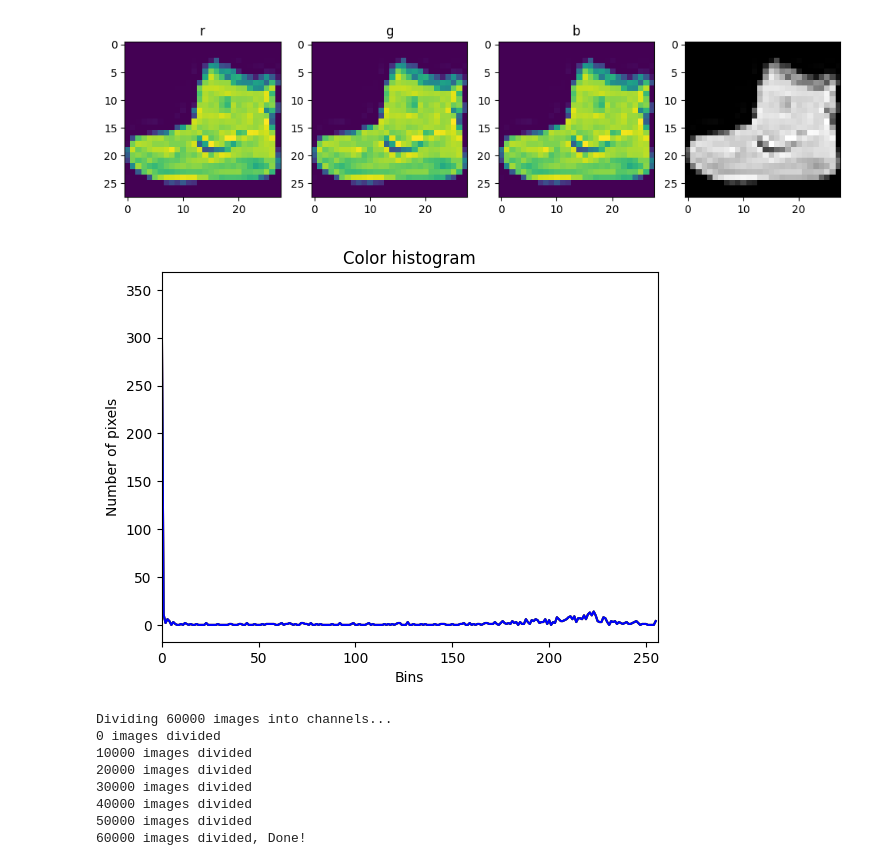
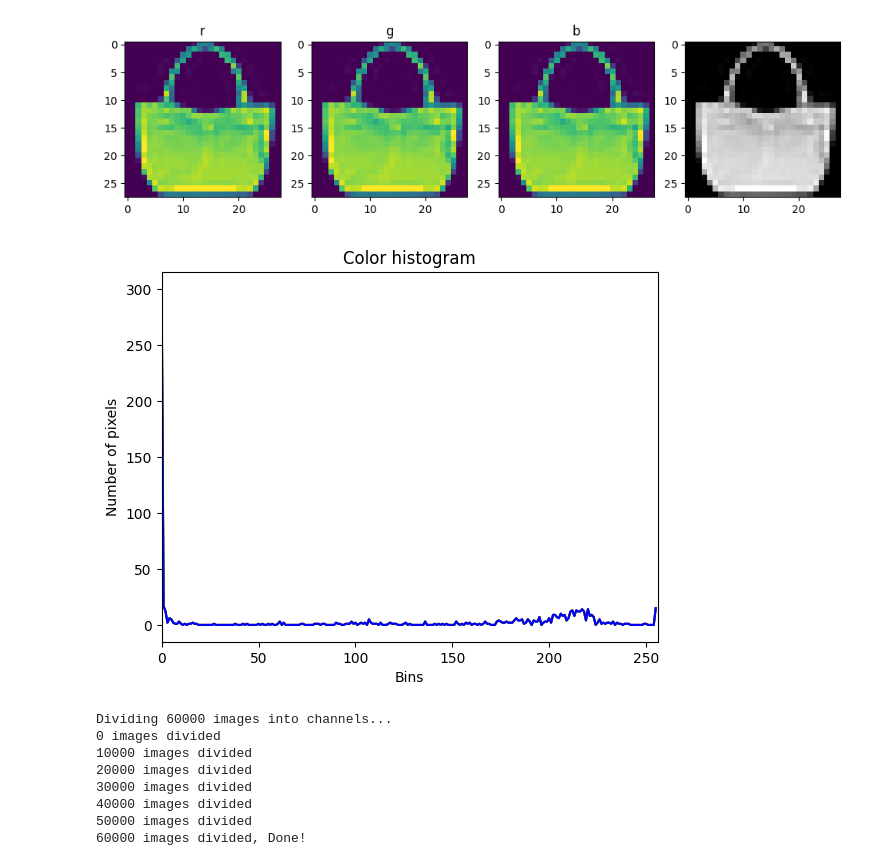
Before and after one commit to Cavalex/ML_Ex1, a Jupyter notebook: ex3/FeatureRepresentationAndExtraction-fashionMNIST.ipynb, the cells around one changed output. Cells and saved outputs as stored; diff of their text form; code cells hidden in the pictures.

```diff
--- a/ex3/FeatureRepresentationAndExtraction-fashionMNIST.ipynb
+++ b/ex3/FeatureRepresentationAndExtraction-fashionMNIST.ipynb
@@ -23,36 +24,36 @@ colors=("r", "g", "b")
 #path = r"test_images/rgb_test.png"
 #path = r"test_images/rgb_test2.webp"
 #img = cv2.imread(path) # stores images in BGR format
 #img=cv2.cvtColor(img, cv2.COLOR_BGR2RGB)
 
-image_index = 0
+image_index = 100
 img = train_img[image_index] #choice(train_img)
 img = cv2.cvtColor(img, cv2.COLOR_GRAY2RGB)
 
 chans=cv2.split(img)
 
 _, axs = plt.subplots(1, 4, figsize=(12, 12))
 plt.imshow(img)
 axs = axs.flatten() # works but vscode marks as an error for some reason
 i = 0
 for img, ax in zip(chans, axs):
     ax.set_title(colors[i])
     ax.imshow(img)
     i += 1
 plt.show()
 
 plt.figure()
 plt.title("Color histogram")
 plt.xlabel("Bins")
 plt.ylabel("Number of pixels")
 for (chan, c) in zip(chans, colors):
     hist=cv2.calcHist([chan], [0], None, [256], [0,256])
     plt.plot(hist, color=c)
     plt.xlim([0,256])
 plt.show()
 # %% [output]
-[figure, old version]
+[figure, new version]
-[figure, old version]
+[figure, new version]
 # %%
 # this will divide every image in the training set into their respective channels and store them
 
```
Also changed, not shown: parts of 3 cells of this notebook, 1 other file.
